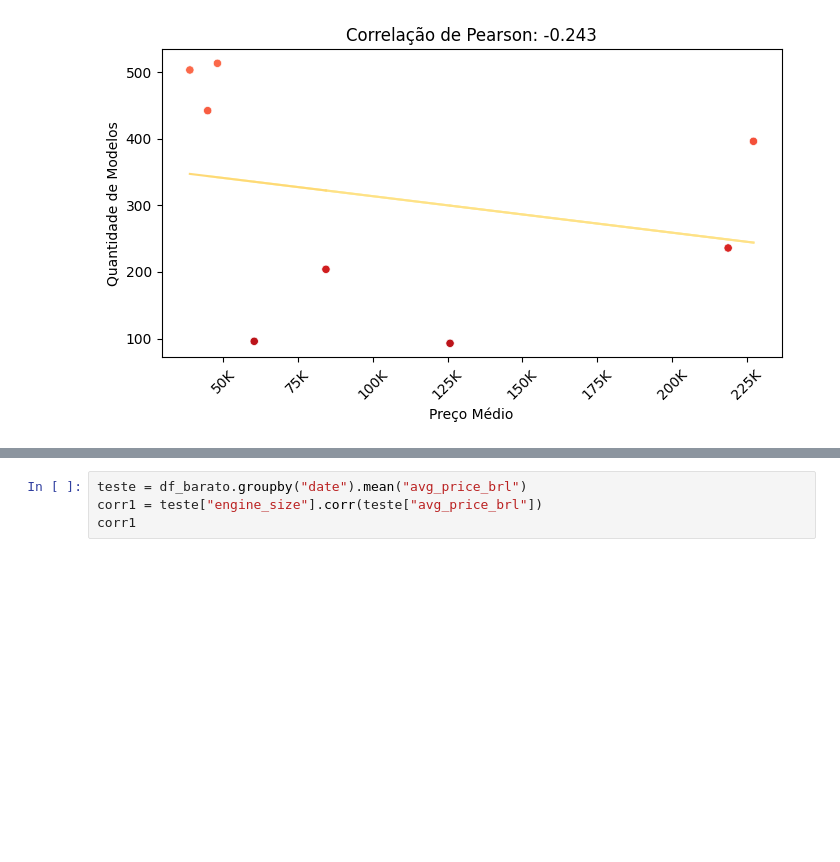
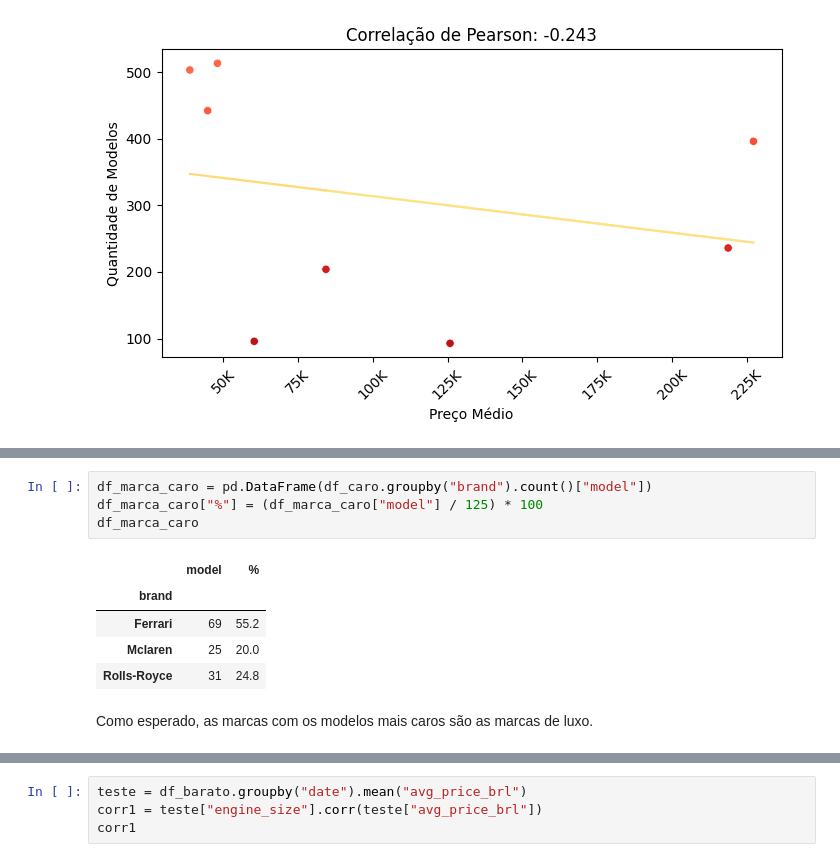
Before and after one commit to GvFreitas1/ListasdeExercicios-CursodePython2022, a Jupyter notebook: Projeto Final - Grupo 4/Análise de Dados - Preco dos Carros BR.ipynb, the cells around one changed output, grey strips where cells are left out. Drawn from its saved outputs; the diff is of its cells as text; blank space fills up the shorter version.

```diff
--- a/Projeto Final - Grupo 4/Análise de Dados - Preco dos Carros BR.ipynb
+++ b/Projeto Final - Grupo 4/Análise de Dados - Preco dos Carros BR.ipynb
@@ -469,0 +501,12 @@ df_caro.groupby("brand").count()
+# %%
+df_marca_caro = pd.DataFrame(df_caro.groupby("brand").count()["model"])
+df_marca_caro["%"] = (df_marca_caro["model"] / 125) * 100
+df_marca_caro
+# %% [output]
+|  | model | % |
+| brand |  |  |
+| Ferrari | 69 | 55.2 |
+| Mclaren | 25 | 20.0 |
+| Rolls-Royce | 31 | 24.8 |
+# %% [markdown]
+Como esperado, as marcas com os modelos mais caros são as marcas de luxo.
```
Also changed, not shown: parts of 35 cells of this notebook.
